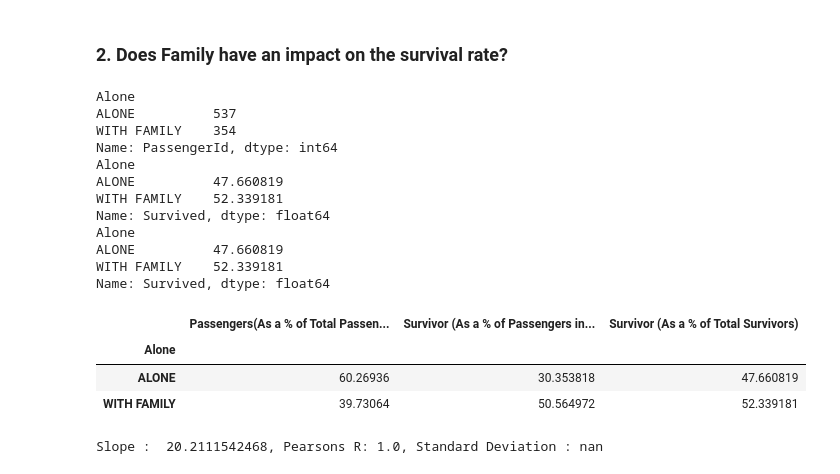
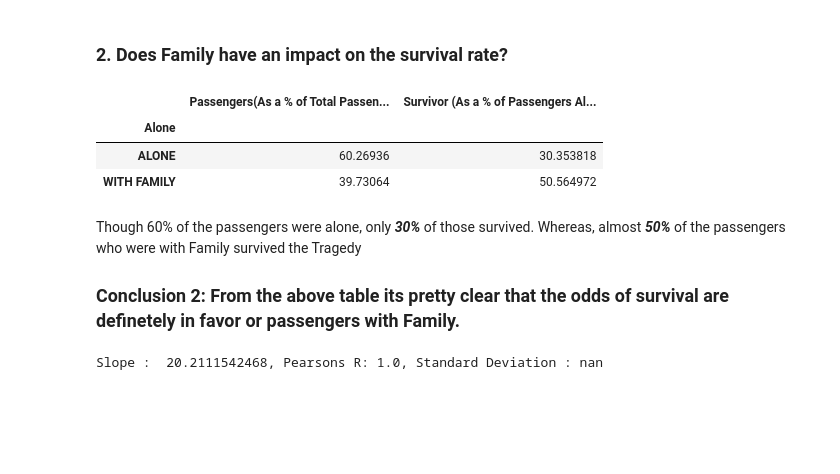
Before and after one commit to rramchan12/Data-Analyst-NanoDegree, a Jupyter notebook: P2 - Investigate a Dataset using Python/Investigating_Titanic_Data.ipynb, the cells around one changed output. Cells and saved outputs as stored; diff of their text form; code cells hidden in the pictures; blank space fills up the shorter version.

```diff
--- a/P2 - Investigate a Dataset using Python/Investigating_Titanic_Data.ipynb
+++ b/P2 - Investigate a Dataset using Python/Investigating_Titanic_Data.ipynb
@@ -319,53 +345,43 @@ Also, plotting this also that the relationship is linear
 # %%
 #lets modify the data set to get to the bottom of this
 
 passenger_df.head()
 
 passenger_df['Alone'] = passenger_df['SibSp']+passenger_df['Parch']
 
 
 def make_alone_readable(row):
     if (row>0):
         return 'WITH FAMILY'
     else:
         return 'ALONE'
 
 passenger_df['Alone'] = passenger_df['Alone'].apply(make_alone_readable)
 
 
 passengers_alone_vs_passengers_with_family = passenger_df.groupby('Alone').count()['PassengerId']
-print(passengers_alone_vs_passengers_with_family)
+
 passengers_alone_vs_passengers_with_family_as_perc_total_passengers = get_percentage(passengers_alone_vs_passengers_with_family,len(passenger_df))
 passenger_survival_alone_vs_family = passenger_df.groupby('Alone').sum()['Survived']
-passenger_survival_alone_vs_family_as_perc_total_survivors = get_percentage(passenger_survival_alone_vs_family,passenger_df.sum()['Survived'])
-print(passenger_survival_alone_vs_family_as_perc_total_survivors)
-passenger_survival_alone_vs_family_as_perc_total_passengers_in_class = get_percentage(passenger_survival_alone_vs_family,
+
+
+passenger_survival_alone_vs_family_as_perc_total_passengers_alone_with_family = get_percentage(passenger_survival_alone_vs_family,
                                                                                       passengers_alone_vs_passengers_with_family)
-print(passenger_survival_alone_vs_family_as_perc_total_survivors)
+
 survivors_family_df = pd.DataFrame(data={ "Passengers(As a % of Total Passengers)" :
-    passengers_alone_vs_passengers_with_family_as_perc_total_passengers, "Survivor (As a % of Total Survivors)" :
-                                          passenger_survival_alone_vs_family_as_perc_total_survivors,
-                                          "Survivor  (As a % of Passengers in Class)": passenger_survival_alone_vs_family_as_perc_total_passengers_in_class
+    passengers_alone_vs_passengers_with_family_as_perc_total_passengers,
+                                          "Survivor  (As a % of Passengers Alone/With Family)": passenger_survival_alone_vs_family_as_perc_total_passengers_alone_with_family
 })
 
 survivors_family_df.head()
 # %% [output]
-Alone
-ALONE          537
-WITH FAMILY    354
-Name: PassengerId, dtype: int64
-Alone
-ALONE          47.660819
-WITH FAMILY    52.339181
-Name: Survived, dtype: float64
-Alone
-ALONE          47.660819
-WITH FAMILY    52.339181
-Name: Survived, dtype: float64
-|  | Passengers(As a % of Total Passen... | Survivor (As a % of Passengers in... | Survivor (As a % of Total Survivors) |
-| Alone |  |  |  |
-| ALONE | 60.26936 | 30.353818 | 47.660819 |
-| WITH FAMILY | 39.73064 | 50.564972 | 52.339181 |
+|  | Passengers(As a % of Total Passen... | Survivor (As a % of Passengers Al... |
+| Alone |  |  |
+| ALONE | 60.26936 | 30.353818 |
+| WITH FAMILY | 39.73064 | 50.564972 |
+# %% [markdown]
+Though 60% of the passengers were alone, only ***30%*** of those survived. Whereas, almost ***50%*** of the passengers who were with Family survived the Tragedy
+### Conclusion 2: From the above table its pretty clear that the odds of survival are definetely in favor or passengers with Family.
 # %%
 survivors_family_df.iloc[:,1]
 passenger_travel_status = list([0,1])
```
Also changed, not shown: parts of 24 cells of this notebook.
